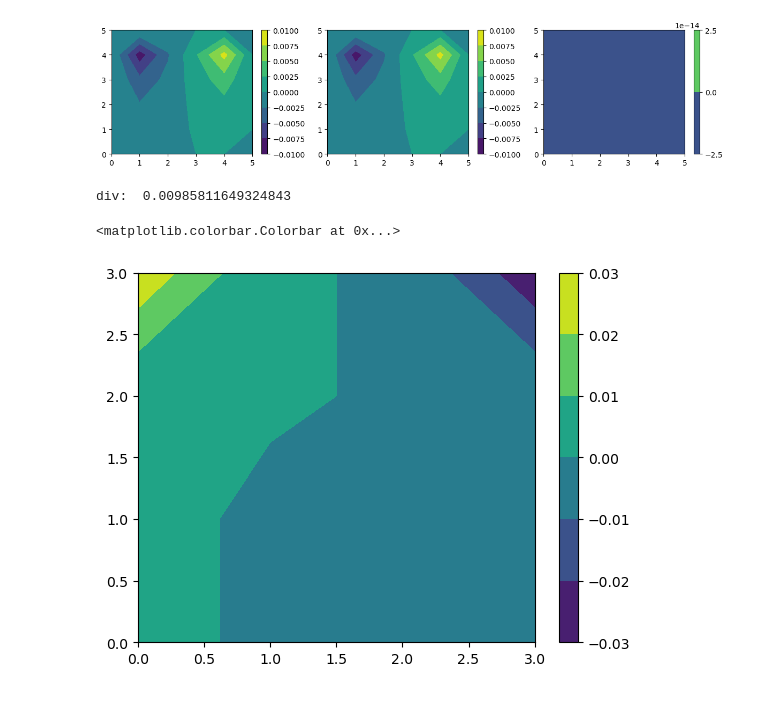
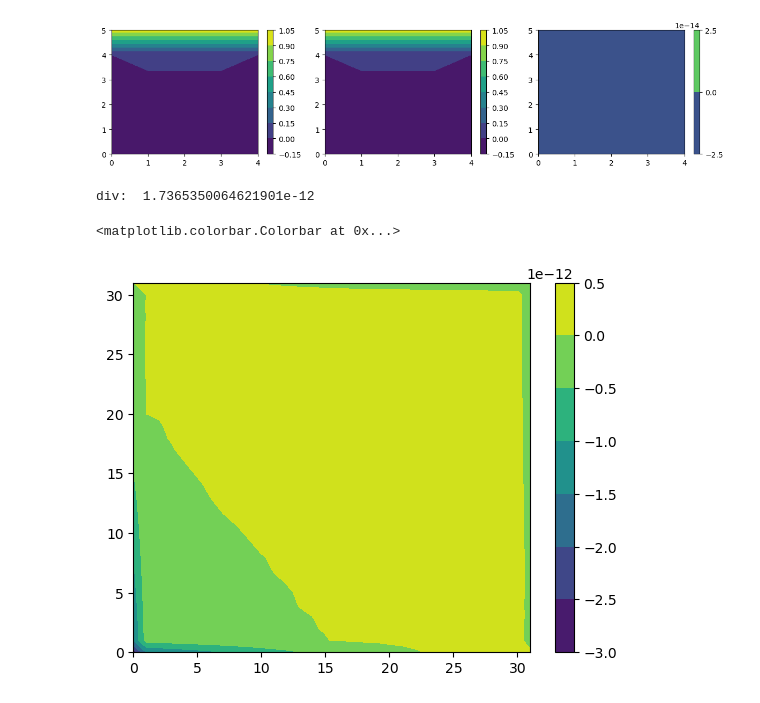
Before and after one commit to dontempty/Cavity, a Jupyter notebook: plot_validation.ipynb, the cells around one changed output. Drawn from its saved outputs; the diff is of its cells as text; code cells hidden in the pictures.

```diff
--- a/plot_validation.ipynb
+++ b/plot_validation.ipynb
@@ -5,11 +5,11 @@ import matplotlib.pyplot as plt
 # %%
 Re = 1000
 Mx = 4
-n = 1
-name = "phi"
+n = 2
+name = "u_2"
 
-u_1 = np.array(pd.read_csv(f"Re_{Re}_{Mx}/{name}_{n}.csv", header=None))
-u_2 = np.array(pd.read_csv(f"{name}_{n}.csv", header=None))
+u_1 = np.array(pd.read_csv(f"Re_{Re}_{Mx}/{name}.csv", header=None))
+u_2 = np.array(pd.read_csv(f"{name}.csv", header=None))
 error = u_1 - u_2
 
 plt.figure(figsize=(12, 3))  # 전체 그림 크기 설정
@@ -30,22 +30,22 @@ plt.tight_layout()
 
 plt.show()
 # %% [output]
-[figure, old version]
+[figure, new version]
 # %%
 Re = 1000
-Mx = 4
-n = 1
+Mx = 32
+n = 5000
 
 u = np.array(pd.read_csv(f"Re_{Re}_{Mx}/u_{n}.csv", header=None))[1:-1, :]
 v = np.array(pd.read_csv(f"Re_{Re}_{Mx}/v_{n}.csv", header=None))[:, 1:-1]
 
 dx = dy = 1/4
 
 div = np.diff(u, axis=1)/dx + np.diff(v, axis=0)/dy
 print("div: ", np.linalg.norm(div)/4)
 plt.contourf(div, levels=5)
 plt.colorbar()
 # %% [output]
-div:  0.00985811649324843
+div:  1.7365350064621901e-12
 <matplotlib.colorbar.Colorbar at 0x...>
-[figure, old version]
+[figure, new version]
```
Also changed, not shown: parts of 3 cells of this notebook, 10 other files.
